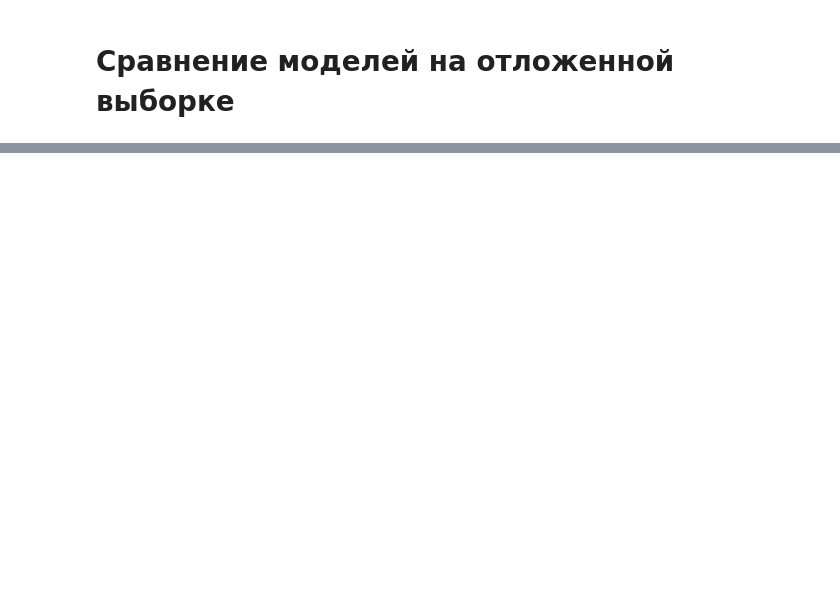
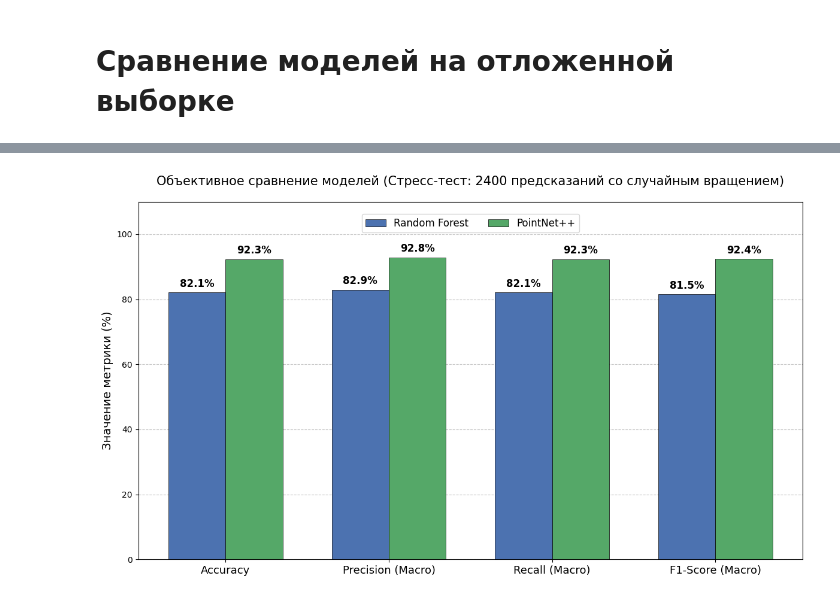
Before and after one commit to NotTheStas/COURSEPROJECT, a Jupyter notebook: Tree_Classification/Tree_Classification.ipynb, the cells around one changed output, grey strips where cells are left out. Drawn from its saved outputs; the diff is of its cells as text; code cells hidden in the pictures; blank space fills up the shorter version.

```diff
--- a/Tree_Classification/Tree_Classification.ipynb
+++ b/Tree_Classification/Tree_Classification.ipynb
@@ -350,7 +435,7 @@ BATCH_SIZE = 16
 EPOCHS = 60
 LEARNING_RATE = 0.001
 
-MODEL_WEIGHTS = "best_pointnet_model.pth"
+MODEL_WEIGHTS = "best_pointnet_colab_extra.pth"
 
 device = torch.device('cuda' if torch.cuda.is_available() else 'cpu')
 # %%
@@ -379,11 +464,13 @@ class SetAbstraction(torch.nn.Module):
 class PointNetPlusPlus(torch.nn.Module):
     def __init__(self, num_classes):
         super().__init__()
-        self.sa1 = SetAbstraction(0.5, 0.2, Sequential(Linear(3, 64), BatchNorm1d(64), ReLU(), Linear(64, 64), BatchNorm1d(64), ReLU(), Linear(64, 128), BatchNorm1d(128), ReLU()))
-        self.sa2 = SetAbstraction(0.25, 0.4, Sequential(Linear(128 + 3, 128), BatchNorm1d(128), ReLU(), Linear(128, 128), BatchNorm1d(128), ReLU(), Linear(128, 256), BatchNorm1d(256), ReLU()))
-        self.lin1, self.bn1 = Linear(256, 128), BatchNorm1d(128)
+        # Расширенные слои как в Colab
+        self.sa1 = SetAbstraction(0.5, 0.2, Sequential(Linear(3, 64), BatchNorm1d(64), ReLU(), Linear(64, 128), BatchNorm1d(128), ReLU(), Linear(128, 256), BatchNorm1d(256), ReLU()))
+        self.sa2 = SetAbstraction(0.25, 0.4, Sequential(Linear(256 + 3, 256), BatchNorm1d(256), ReLU(), Linear(256, 256), BatchNorm1d(256), ReLU(), Linear(256, 512), BatchNorm1d(512), ReLU()))
+        self.lin1, self.bn1 = Linear(512, 256), BatchNorm1d(256)
         self.drop = Dropout(0.5)
-        self.lin2 = Linear(128, num_classes)
+        self.lin2 = Linear(256, num_classes)
+
     def forward(self, data):
         pos, batch = data.pos, data.batch
         x, pos, batch = self.sa1(None, pos, batch)
@@ -707,0 +945,68 @@ plt.show()
+# %%
+import numpy as np
+import matplotlib.pyplot as plt
+from sklearn.metrics import accuracy_score, precision_score, recall_score, f1_score
+
+# Проверка, был ли запущен стресс-тест
+if 'y_true_all' not in locals():
+    print("❌ Ошибка: Сначала запустите ячейку со стресс-тестированием (Монте-Карло)!")
+else:
+    # 1. Вычисляем макро-усредненные метрики для Random Forest по итогам 2400 тестов
+    rf_acc = accuracy_score(y_true_all, y_pred_rf_all)
+    rf_precision = precision_score(y_true_all, y_pred_rf_all, average='macro', zero_division=0)
+    rf_recall = recall_score(y_true_all, y_pred_rf_all, average='macro', zero_division=0)
+    rf_f1 = f1_score(y_true_all, y_pred_rf_all, average='macro', zero_division=0)
+
+    # 2. Вычисляем макро-усредненные метрики для PointNet++ по итогам 2400 тестов
+    pn_acc = accuracy_score(y_true_all, y_pred_pn_all)
+    pn_precision = precision_score(y_true_all, y_pred_pn_all, average='macro', zero_division=0)
+    pn_recall = recall_score(y_true_all, y_pred_pn_all, average='macro', zero_division=0)
+    pn_f1 = f1_score(y_true_all, y_pred_pn_all, average='macro', zero_division=0)
+
+    # 3. Подготовка данных для графика
+    metrics_labels = ['Accuracy', 'Precision (Macro)', 'Recall (Macro)', 'F1-Score (Macro)']
+    rf_scores = [rf_acc * 100, rf_precision * 100, rf_recall * 100, rf_f1 * 100]
+    pn_scores = [pn_acc * 100, pn_precision * 100, pn_recall * 100, pn_f1 * 100]
+
+    x = np.arange(len(metrics_labels))  # Расположение групп столбцов по оси X
+    width = 0.35  # Ширина столбцов
+
+    # 4. Отрисовка графика
+    fig, ax = plt.subplots(figsize=(12, 7))
+
+    # Рисуем столбцы (смещаем RF влево, а PN вправо от центра метки)
+    rects1 = ax.bar(x - width/2, rf_scores, width, label='Random Forest', color='#4C72B0', edgecolor='black', linewidth=0.5)
+    rects2 = ax.bar(x + width/2, pn_scores, width, label='PointNet++', color='#55A868', edgecolor='black', linewidth=0.5)
+
+    # Настройка осей и заголовков
+    ax.set_ylabel('Значение метрики (%)', fontsize=14)
+    # Динамический заголовок, показывающий количество проведенных тестов
+    ax.set_title(f'Объективное сравнение моделей (Стресс-тест: {len(y_true_all)} предсказаний со случайным вращением)', fontsize=15, pad=20)
+    ax.set_xticks(x)
+    ax.set_xticklabels(metrics_labels, fontsize=13)
+    ax.set_ylim(0, 110) # Фиксируем ось Y, оставляя место для подписей сверху
+
+    # Легенда
+    ax.legend(fontsize=12, loc='upper center', bbox_to_anchor=(0.5, 0.98), ncol=2)
+
+    # Функция для добавления красивых процентов прямо над столбцами
+    def autolabel(rects):
+        for rect in rects:
+            height = rect.get_height()
+            ax.annotate(f'{height:.1f}%',
+                        xy=(rect.get_x() + rect.get_width() / 2, height),
+                        xytext=(0, 4),  # Смещение текста на 4 пункта вверх
+                        textcoords="offset points",
+                        ha='center', va='bottom', fontsize=12, fontweight='bold')
+
+    autolabel(rects1)
+    autolabel(rects2)
+
+    # Добавляем легкую сетку на фон для читаемости
+    ax.grid(axis='y', linestyle='--', alpha=0.7)
+    ax.set_axisbelow(True)
+
+    plt.tight_layout()
+    plt.show()
+# %% [output]
+[figure, added]
```
Also changed, not shown: parts of 7 cells of this notebook, 38 other files.
